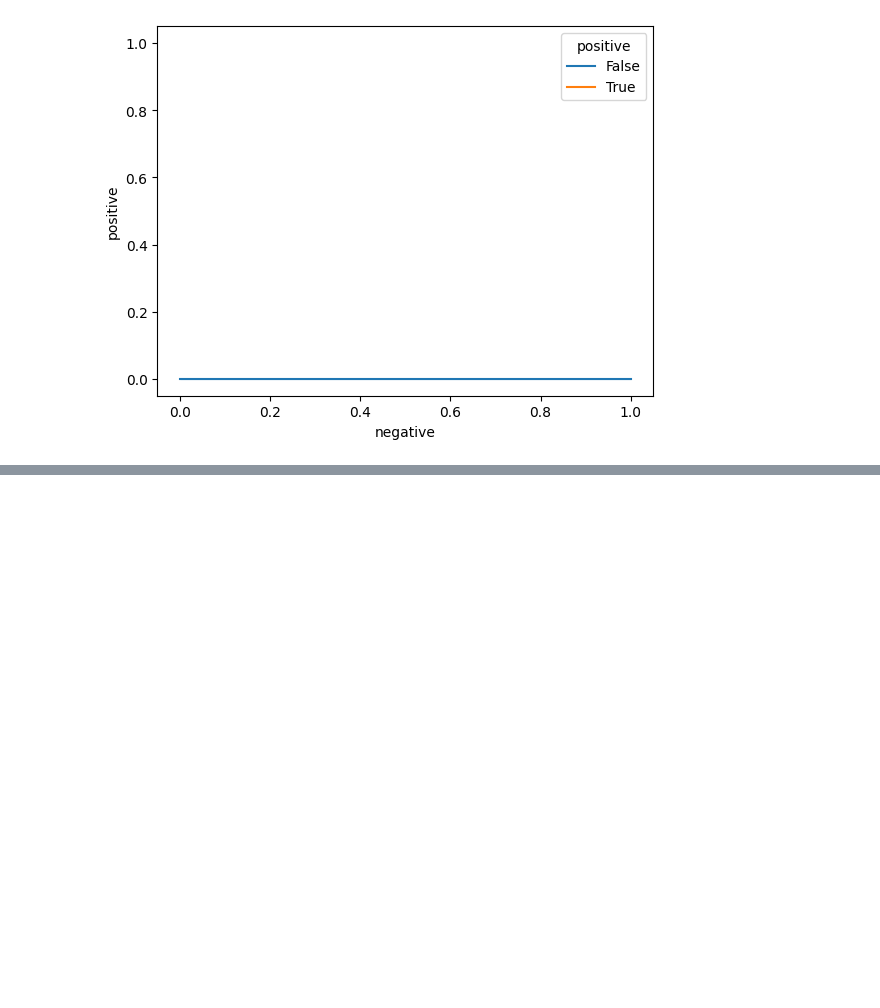
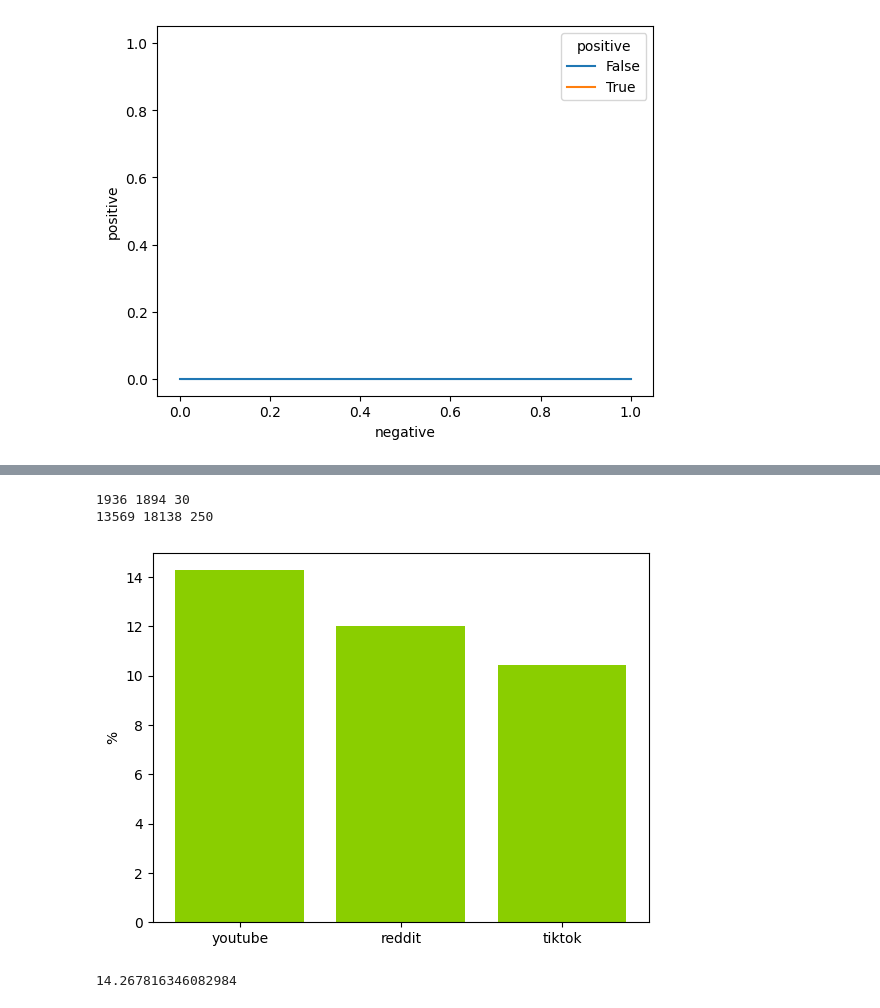
Before and after one commit to pouvoirdasha/sociology_scrapping, a Jupyter notebook: notebooks_stats_finetuning/graphes_sentiment.ipynb, the cells around one changed output, grey strips where cells are left out. Saved outputs shown, nothing was run; the diff lists cells and outputs as text; code cells hidden in the pictures; blank space fills up the shorter version.

```diff
--- a/notebooks_stats_finetuning/graphes_sentiment.ipynb
+++ b/notebooks_stats_finetuning/graphes_sentiment.ipynb
@@ -50,3 +50,7 @@ sns.lineplot(x="negative", y="positive",
 # %% [output]
 <Axes: xlabel='negative', ylabel='positive'>
 [figure]
+# %%
+youtube = pd.read_csv("../results/YouTube-with-sentiments_24-11-2024_15h52.csv")
+tiktok = pd.read_csv("../results/TikTok-with-sentiments_24-11-2024_15h12.csv")
+reddit = pd.read_csv("../data/reddit.csv")
@@ -52,0 +66,29 @@ sns.lineplot(x="negative", y="positive",
+# %%
+nb_kamala_youtube =  youtube['Comment'].str.contains('kamala', case = False, regex=True).sum()
+nb_kamala_tiktok =  tiktok['Comment Text'].str.contains('kamala', case = False, regex=True).sum()
+nb_kamala_reddit =  reddit['comment_content'].str.contains('kamala', case = False, regex=True).sum()
+
+print(nb_kamala_youtube,nb_kamala_tiktok, nb_kamala_reddit)
+
+total_yt, total_tiktok, total_reddit = youtube.shape[0], tiktok.shape[0], reddit.shape[0]
+
+print(total_yt, total_tiktok, total_reddit)
+# %% [output]
+1936 1894 30
+13569 18138 250
+# %%
+import matplotlib.pyplot as plt
+
+proportion_yt, proportion_tiktok, proportion_reddit = (nb_kamala_youtube / total_yt)*100, (nb_kamala_tiktok / total_tiktok)*100, (nb_kamala_reddit / total_reddit)*100
+
+
+plt.figure()
+plt.ylabel("%")
+plt.bar(x = [1, 2, 3], height=[proportion_yt, proportion_reddit, proportion_tiktok], tick_label = ["youtube", "reddit", "tiktok"], color = "#8ACE00")
+plt.show()
+# %% [output]
+[figure, added]
+# %%
+proportion_yt
+# %% [output]
+14.267816346082984
```
Also changed, not shown: parts of 10 cells of this notebook, 1 other file.
